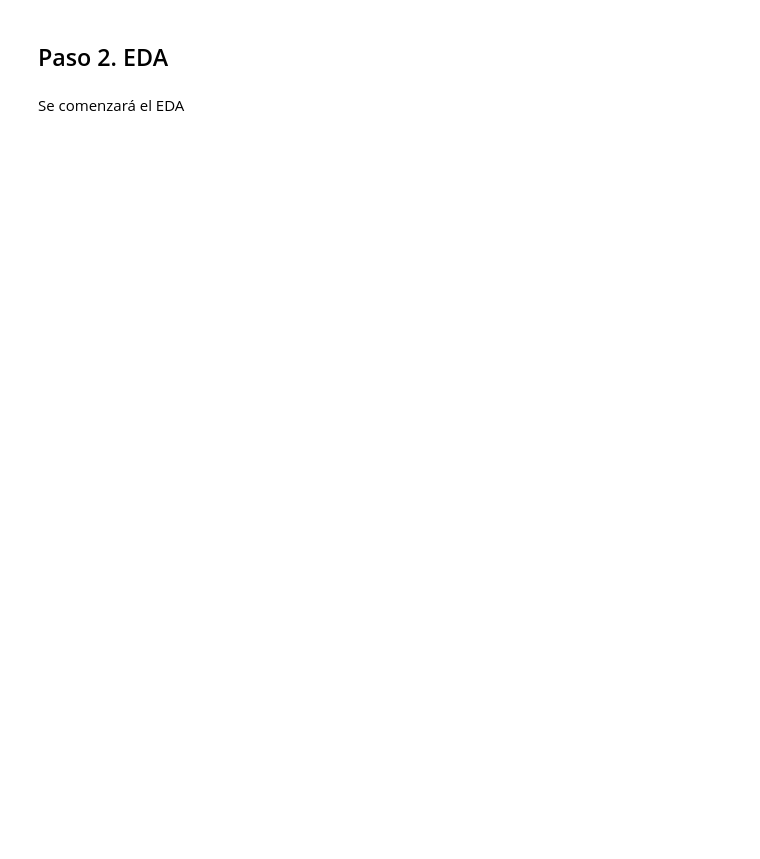
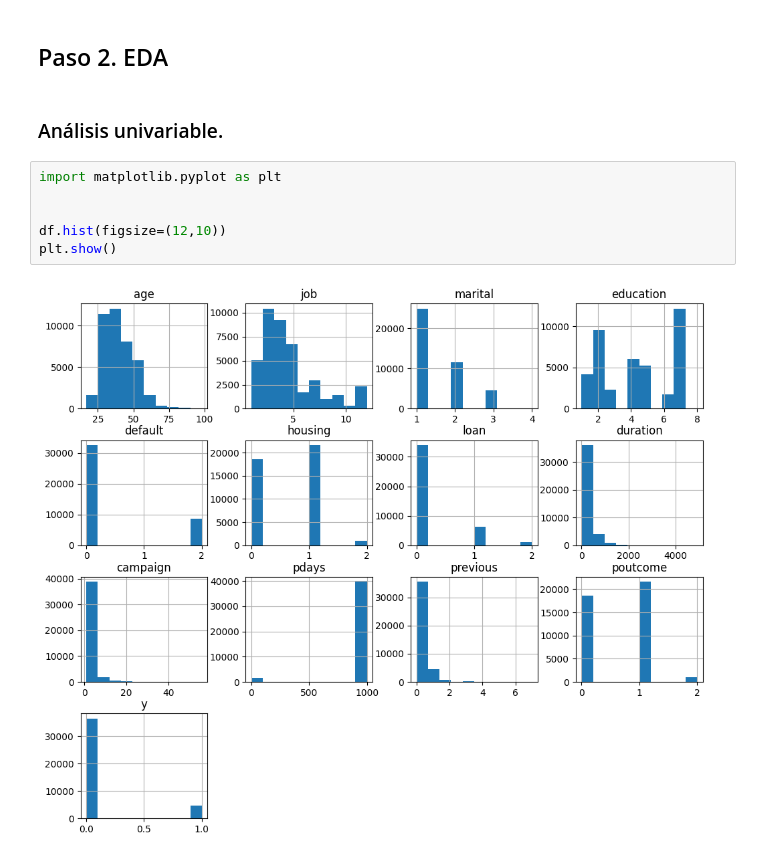
Before and after one commit to Bere333/machine-learning-python-template, a Jupyter notebook: src/first_machine_learning_algorithm.ipynb, the cells around one changed output. Saved outputs shown, nothing was run; the diff lists cells and outputs as text; blank space fills up the shorter version.

```diff
--- a/src/first_machine_learning_algorithm.ipynb
+++ b/src/first_machine_learning_algorithm.ipynb
@@ -138,4 +158,12 @@ df['y'] = df['y'].replace({'no':0, 'yes':1})
 # %% [markdown]
 ## Paso 2. EDA
-# %% [markdown]
-Se comenzará el EDA
+# %% [markdown]
+### Análisis univariable.
+# %%
+import matplotlib.pyplot as plt
+
+
+df.hist(figsize=(12,10))
+plt.show()
+# %% [output]
+[figure, added]
```
Also changed, not shown: parts of 8 cells of this notebook.
